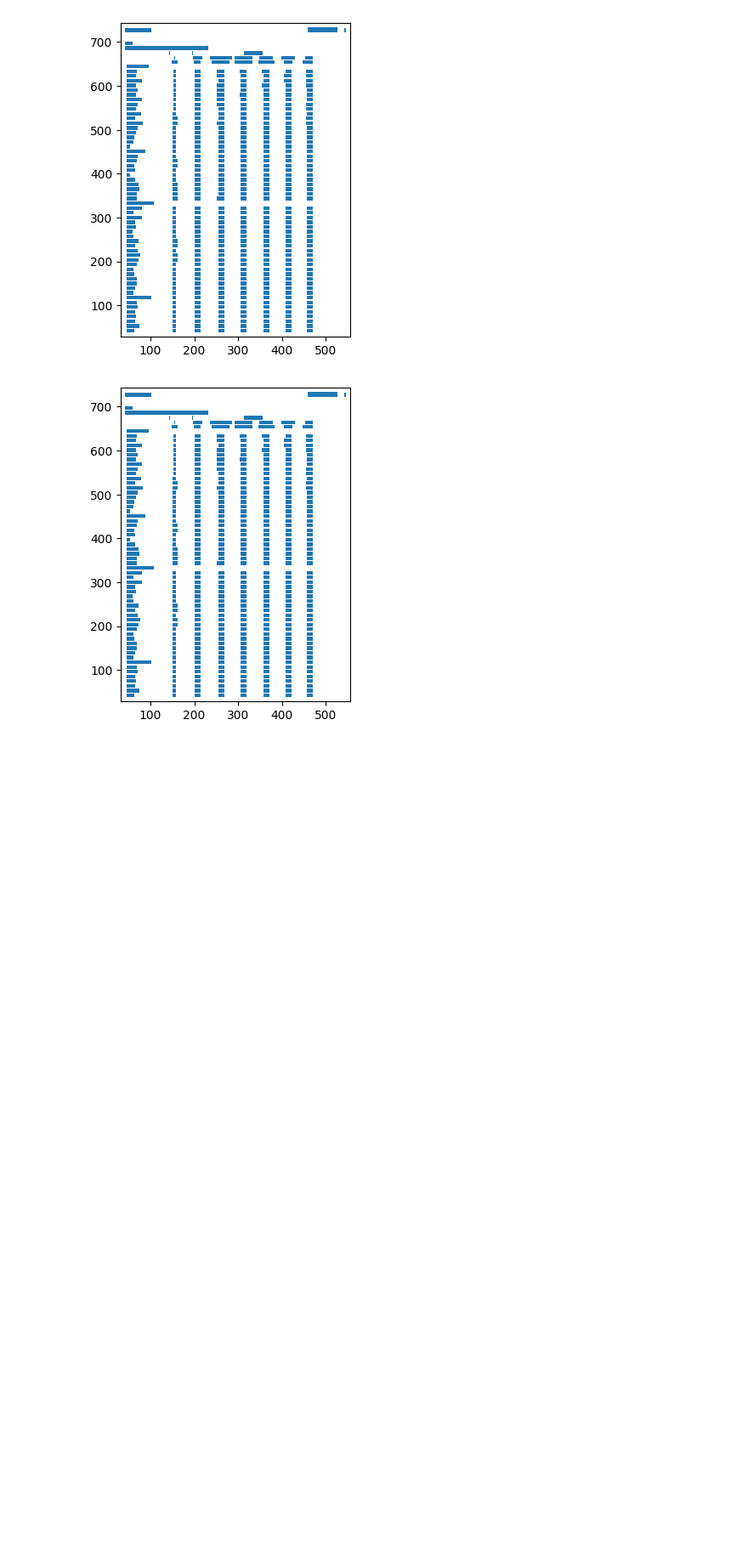
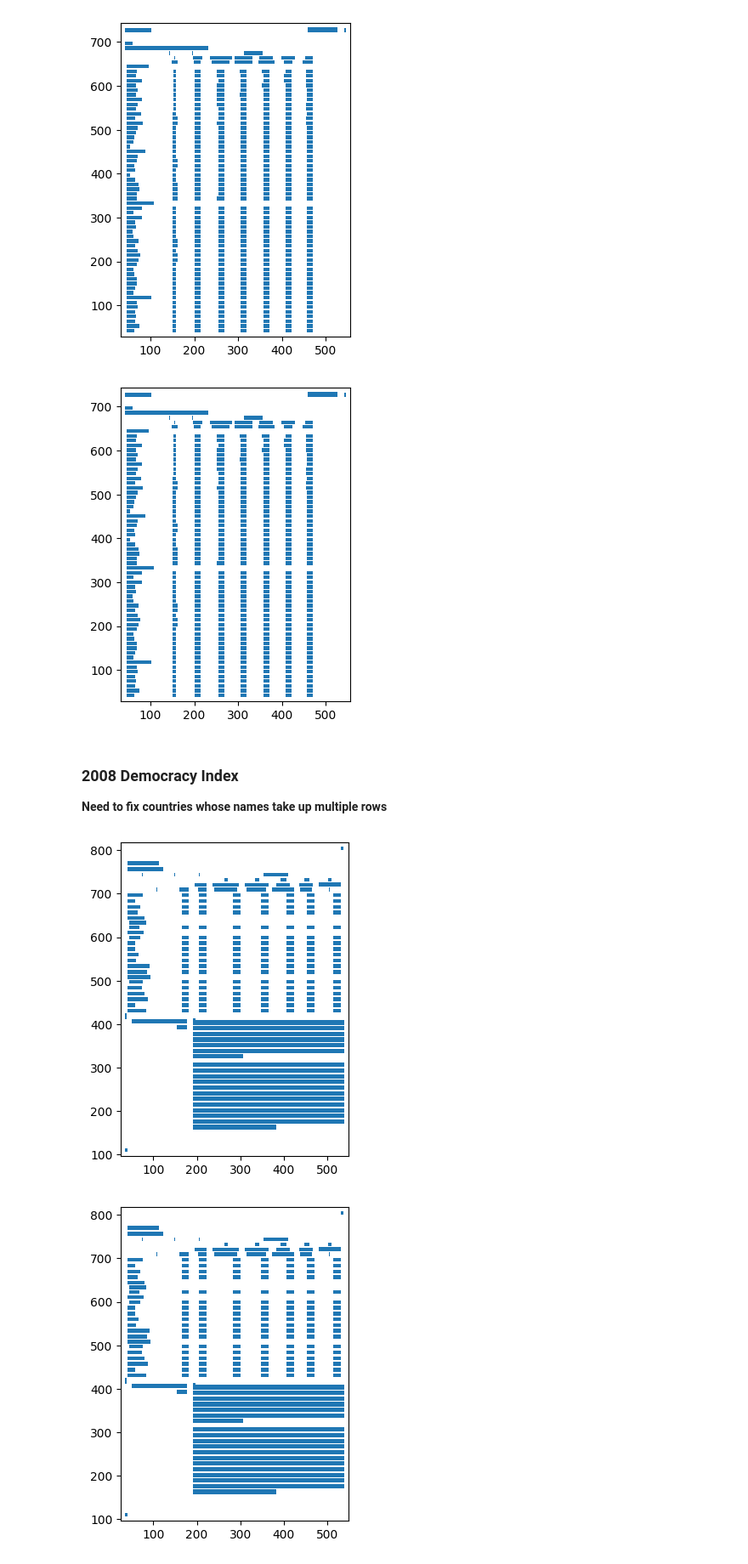
Before and after one commit to zopalmer14/pdf-table-scraping, a Jupyter notebook: scrapeNotebook.ipynb, the cells around one changed output. Shown at 85% size. Saved outputs shown, nothing was run; the diff lists cells and outputs as text; code cells hidden in the pictures; blank space fills up the shorter version.

Commit message:
implement scraping of 2008 and 2010 democracy index pdfs

```diff
--- a/scrapeNotebook.ipynb
+++ b/scrapeNotebook.ipynb
@@ -59,3 +59,19 @@ debug
 # %% [output]
 [figure]
 [figure]
+# %% [markdown]
+### 2008 Democracy Index
+
+**Need to fix countries whose names take up multiple rows**
+# %%
+# read the pdf and scrape the tables
+first_table_08 = cl.read_pdf('pdfs/democracy-index_2008.pdf', pages='4', flavor='stream', table_areas=['0,560,550,0'])
+full_tables_08 = cl.read_pdf('pdfs/democracy-index_2008.pdf', pages='5,6,7', flavor='stream', table_areas=['0,700,550,0'])
+last_table_08 = cl.read_pdf('pdfs/democracy-index_2008.pdf', pages='8', flavor='stream', table_areas=['0,700,550,420'])
+# %%
+# visual debugging
+debug = cl.plot(last_table_08[0], kind="text")
+debug
+# %% [output]
+[figure, added]
+[figure, added]
```
Also changed, not shown: parts of 10 cells of this notebook.
